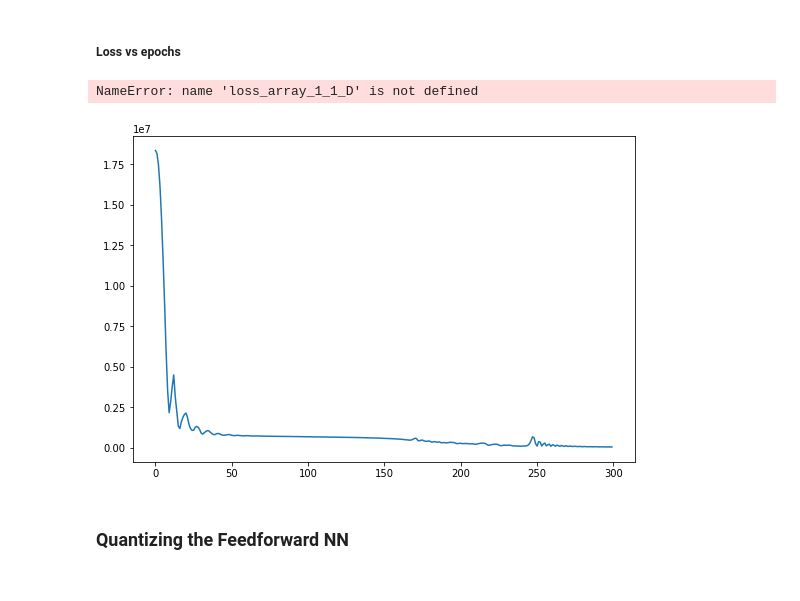
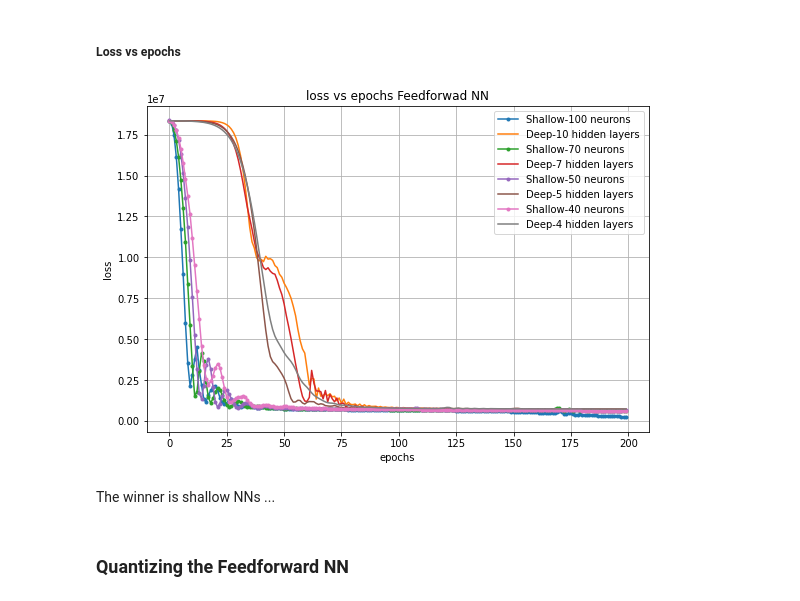
Before and after one commit to cheikh42/functionapproximation, a Jupyter notebook: noteboook.ipynb, the cells around one changed output. Cells and saved outputs as stored; diff of their text form; code cells hidden in the pictures.

```diff
--- a/noteboook.ipynb
+++ b/noteboook.ipynb
@@ -745,0 +614,3 @@ plt.show()
+# %%
+criterion= nn.MSELoss()
+optimizer=torch.optim.Adam(model_f1__F_S_3_ReLu.parameters(), lr=lr)
@@ -745,0 +668,3 @@ plt.show()
+# %%
+torch.manual_seed(123)
+model_f1__F_S_4_ReLu=NN1_F_S_4()
@@ -745,0 +673,3 @@ plt.show()
+# %%
+criterion= nn.MSELoss()
+optimizer=torch.optim.Adam(model_f1__F_S_4_ReLu.parameters(), lr=lr)
@@ -745,0 +678,17 @@ plt.show()
+# %%
+loss_f1_F_S_4_ReLu=[]
+
+for e in tqdm(range(epochs)):
+
+    # forward pass
+    output = model_f1__F_S_4_ReLu(Input_train_1)
+
+    # compute the loss
+    loss = criterion(output, f1_train)
+
+
+    optimizer.zero_grad() # clear previous gradients
+    loss.backward() # backward pass
+    optimizer.step()
+
+    loss_f1_F_S_4_ReLu+=[loss.item()]
@@ -749,18 +732,25 @@ plt.show()
 ##### Loss vs epochs
 # %%
 plt.figure(figsize=[9,6])
-plt.plot(range(len(loss_array_1_1_S)), loss_array_1_1_S, label='Shallow model')
-plt.plot(range(len(loss_array_1_1_D)), loss_array_1_1_D, label='Deep model')
+plt.plot(range(len(loss_f1_F_S_4_ReLu)), loss_f1_F_S_4_ReLu, label='Shallow-100 neurons', marker='.')
+plt.plot(range(len(loss_f1_F_D_4_ReLu)), loss_f1_F_D_4_ReLu, label='Deep-10 hidden layers')
+plt.plot(range(len(loss_f1_F_S_3_ReLu)), loss_f1_F_S_3_ReLu, label='Shallow-70 neurons', marker='.')
+plt.plot(range(len(loss_f1_F_D_3_ReLu)), loss_f1_F_D_3_ReLu, label='Deep-7 hidden layers')
+plt.plot(range(len(loss_f1_F_S_2_ReLu)), loss_f1_F_S_2_ReLu, label='Shallow-50 neurons', marker='.')
+plt.plot(range(len(loss_f1_F_D_2_ReLu)), loss_f1_F_D_2_ReLu, label='Deep-5 hidden layers')
+plt.plot(range(len(loss_f1_F_S_1_ReLu)), loss_f1_F_S_1_ReLu, label='Shallow-40 neurons', marker='.')
+plt.plot(range(len(loss_f1_F_D_1_ReLu)), loss_f1_F_D_1_ReLu, label='Deep-4 hidden layers')
 plt.xlabel('epochs')
 plt.ylabel('loss')
 plt.title('loss vs epochs Feedforwad NN')
 plt.legend()
 plt.grid()
 plt.savefig('./figures/loss_vs_epochs_f1_1_D_VS_S')
 plt.show()
 # %% [output]
-NameError: name 'loss_array_1_1_D' is not defined
-[figure, old version]
+[figure, new version]
+# %% [markdown]
+The winner is shallow NNs ...
 # %% [markdown]
 ### Quantizing the Feedforward NN
 # %% [markdown]
```
Also changed, not shown: parts of 119 cells of this notebook, 19 other files.
